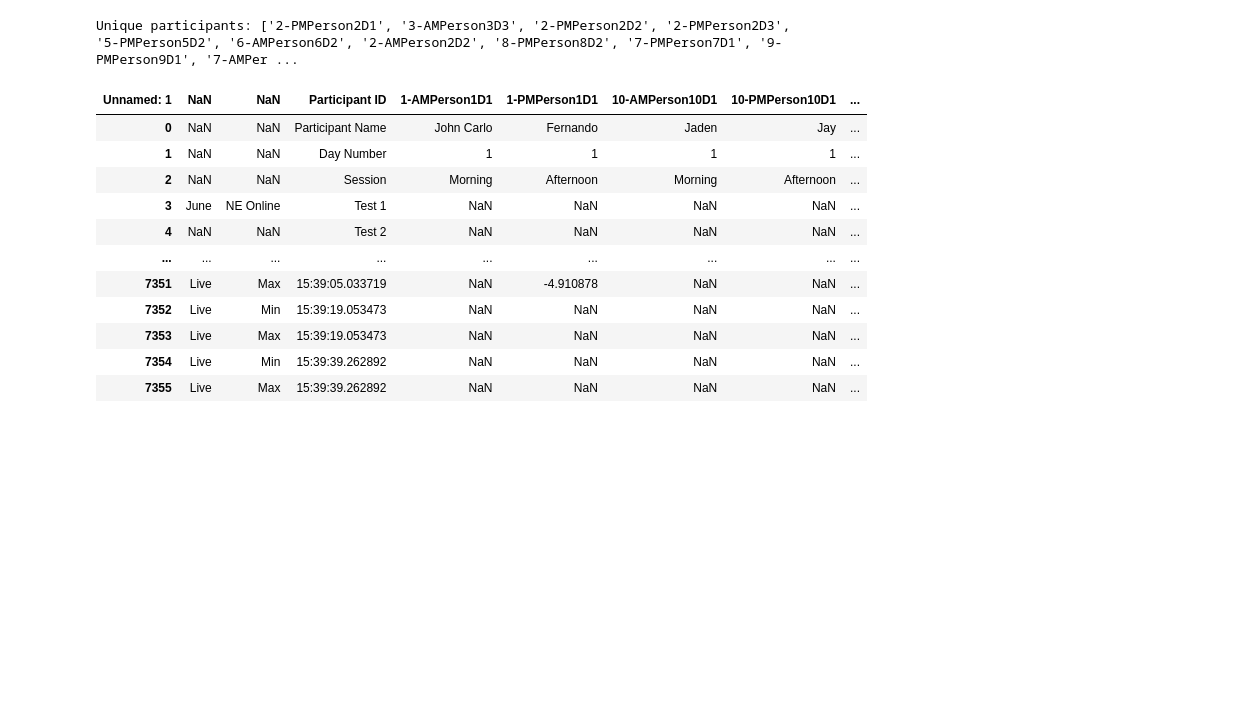
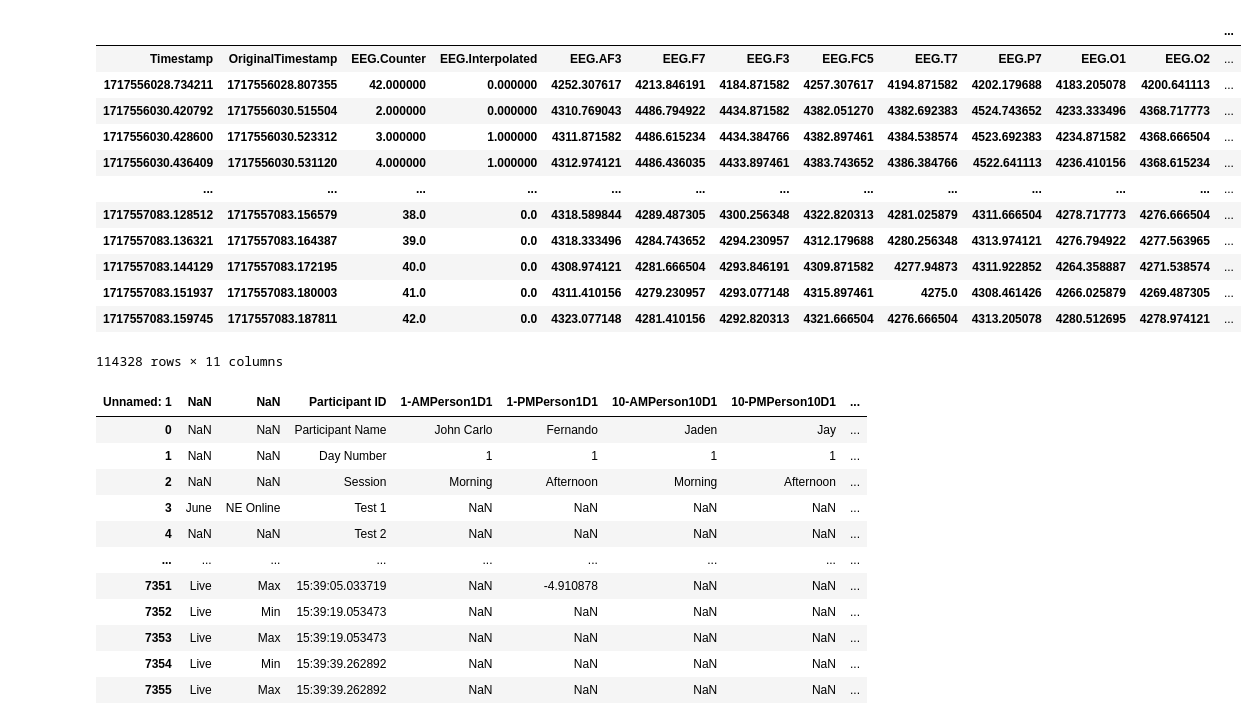
Before and after one commit to ClydeGerance/eeg_report_check, a Jupyter notebook: eeg_report_check.ipynb, the cells around one changed output. Cells and saved outputs as stored; diff of their text form; code cells hidden in the pictures; blank space fills up the shorter version.

Commit message:
data testing

```diff
--- a/eeg_report_check.ipynb
+++ b/eeg_report_check.ipynb
@@ -4,8 +4,8 @@ import numpy as np
 import os
 import re
 # %%
-# root_dir_person = "data_person"
-# root_dir_metric = "data_metric"
+root_dir_person = "data_person"
+root_dir_metric = "data_metric"
 
 # filenames = os.listdir(root_dir_person)
 
@@ -20,5 +20,3 @@ import re
 # unique_participants = list(set(filter(None, [extract_participant_id(f) for f in filenames])))
 
 # print("Unique participants:", unique_participants)
-# %% [output]
-Unique participants: ['2-PMPerson2D1', '3-AMPerson3D3', '2-PMPerson2D2', '2-PMPerson2D3', '5-PMPerson5D2', '6-AMPerson6D2', '2-AMPerson2D2', '8-PMPerson8D2', '7-PMPerson7D1', '9-PMPerson9D1', '7-AMPer ...
@@ -27,3 +23,20 @@ data_metric = pd.read_csv(f"{root_dir_metric}/Data Set EEG ONLY v2 (Day 1 - Atte
+# %%
+data_person = pd.read_csv(f"{root_dir_person}/1-AMPerson1D1-live_EPOCX_223759_2024.06.05T10.53.48+08.00.md.mc.pm.fe.bp.csv")
+data_person
+# %% [output]
+|  |  |  |  |  |  |  |  |  |  |  |  | ... |
+| Timestamp | OriginalTimestamp | EEG.Counter | EEG.Interpolated | EEG.AF3 | EEG.F7 | EEG.F3 | EEG.FC5 | EEG.T7 | EEG.P7 | EEG.O1 | EEG.O2 | ... |
+| 1717556028.734211 | 1717556028.807355 | 42.000000 | 0.000000 | 4252.307617 | 4213.846191 | 4184.871582 | 4257.307617 | 4194.871582 | 4202.179688 | 4183.205078 | 4200.641113 | ... |
+| 1717556030.420792 | 1717556030.515504 | 2.000000 | 0.000000 | 4310.769043 | 4486.794922 | 4434.871582 | 4382.051270 | 4382.692383 | 4524.743652 | 4233.333496 | 4368.717773 | ... |
+| 1717556030.428600 | 1717556030.523312 | 3.000000 | 1.000000 | 4311.871582 | 4486.615234 | 4434.384766 | 4382.897461 | 4384.538574 | 4523.692383 | 4234.871582 | 4368.666504 | ... |
+| 1717556030.436409 | 1717556030.531120 | 4.000000 | 1.000000 | 4312.974121 | 4486.436035 | 4433.897461 | 4383.743652 | 4386.384766 | 4522.641113 | 4236.410156 | 4368.615234 | ... |
+| ... | ... | ... | ... | ... | ... | ... | ... | ... | ... | ... | ... | ... |
+| 1717557083.128512 | 1717557083.156579 | 38.0 | 0.0 | 4318.589844 | 4289.487305 | 4300.256348 | 4322.820313 | 4281.025879 | 4311.666504 | 4278.717773 | 4276.666504 | ... |
+| 1717557083.136321 | 1717557083.164387 | 39.0 | 0.0 | 4318.333496 | 4284.743652 | 4294.230957 | 4312.179688 | 4280.256348 | 4313.974121 | 4276.794922 | 4277.563965 | ... |
+| 1717557083.144129 | 1717557083.172195 | 40.0 | 0.0 | 4308.974121 | 4281.666504 | 4293.846191 | 4309.871582 | 4277.94873 | 4311.922852 | 4264.358887 | 4271.538574 | ... |
+| 1717557083.151937 | 1717557083.180003 | 41.0 | 0.0 | 4311.410156 | 4279.230957 | 4293.077148 | 4315.897461 | 4275.0 | 4308.461426 | 4266.025879 | 4269.487305 | ... |
+| 1717557083.159745 | 1717557083.187811 | 42.0 | 0.0 | 4323.077148 | 4281.410156 | 4292.820313 | 4321.666504 | 4276.666504 | 4313.205078 | 4280.512695 | 4278.974121 | ... |
+114328 rows × 11 columns
 # %%
 data_metric = pd.read_csv(f"{root_dir_metric}/Data Set EEG ONLY v2 (Day 1 - Attention) - Sheet1.csv")
 
```
Also changed, not shown: parts of 1 cell of this notebook.
